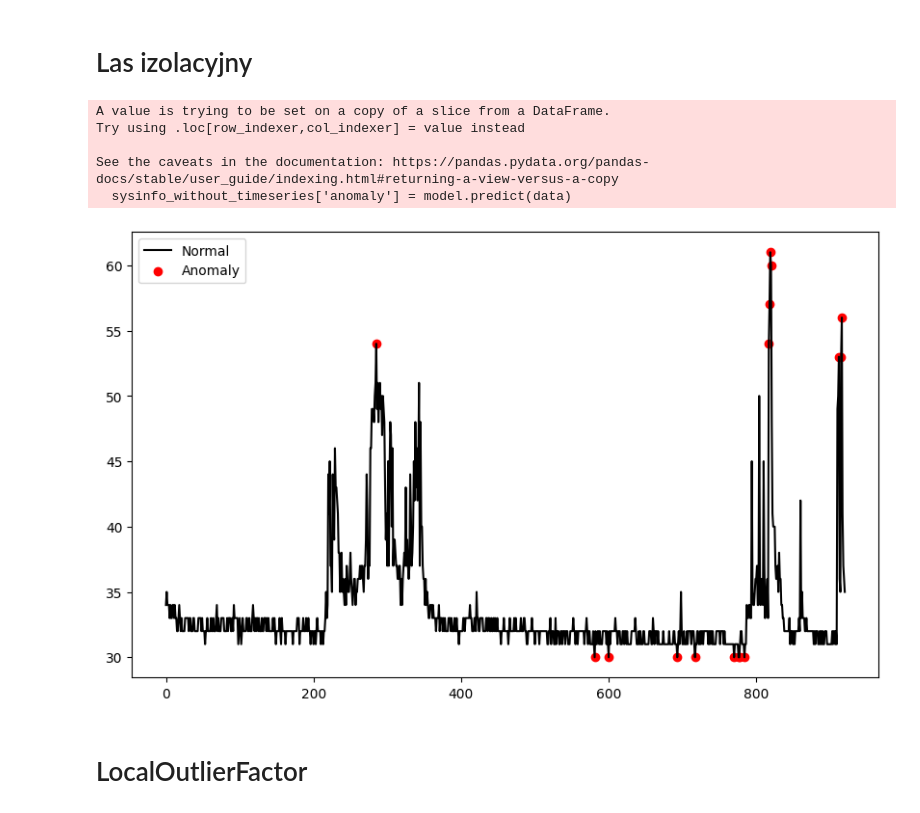
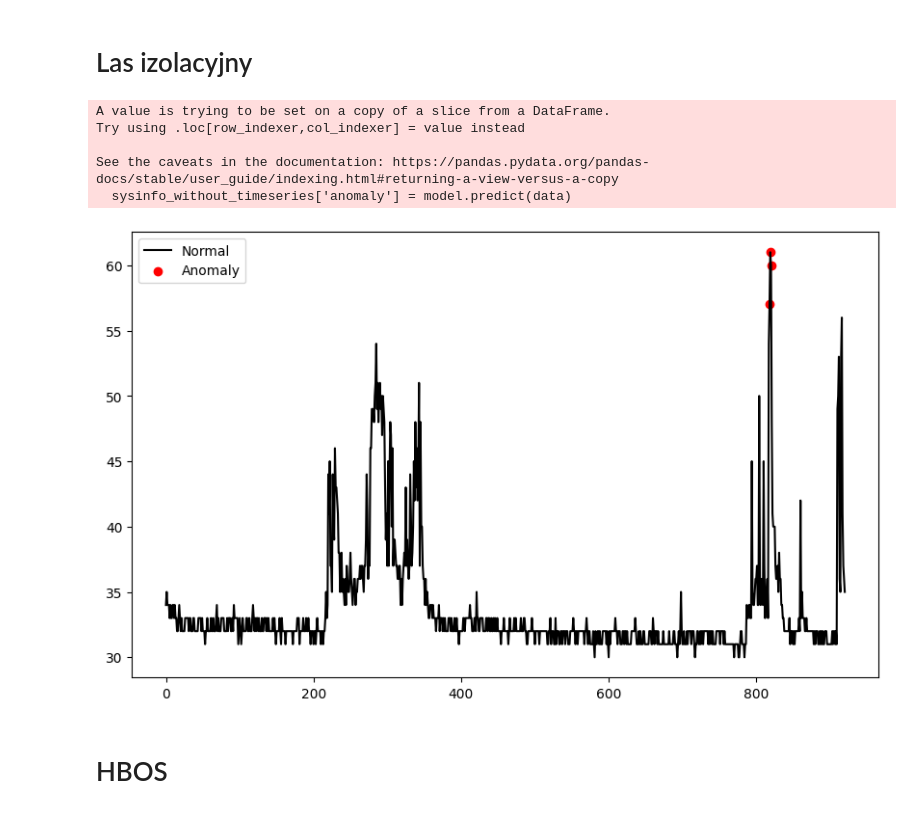
Before and after one commit to wiktorrudzki/MiW, a Jupyter notebook: initial.ipynb, the cells around one changed output. Cells and saved outputs as stored; diff of their text form; code cells hidden in the pictures.

```diff
--- a/initial.ipynb
+++ b/initial.ipynb
@@ -63,36 +61,36 @@ plt.plot(sysinfo['timestamp'], sysinfo['temperature'], 'b.', alpha=0.5)
 from sklearn.ensemble import IsolationForest
 from sklearn.preprocessing import StandardScaler
 # %%
-outliers_fraction = float(.02)
+outliers_fraction = float(.003)
 sysinfo_without_timeseries = sysinfo[list(set(sysinfo.columns) - {"timestamp", "cpu_percent"})]
 
 scaler = StandardScaler()
 np_scaled = scaler.fit_transform(sysinfo_without_timeseries.values.reshape(-1, 1))
 data = pd.DataFrame(np_scaled)
 
 
 model = IsolationForest(contamination=outliers_fraction)
 model.fit(data)
 
 
 sysinfo_without_timeseries['anomaly'] = model.predict(data)
 
 # visualization
 fig, ax = plt.subplots(figsize=(10,6))
 
 a = sysinfo_without_timeseries.loc[sysinfo_without_timeseries['anomaly'] == -1, ['temperature']] #anomaly
 
 ax.plot(sysinfo_without_timeseries.index, sysinfo_without_timeseries['temperature'], color='black', label = 'Normal')
 ax.scatter(a.index,a['temperature'], color='red', label = 'Anomaly')
 plt.legend()
 plt.show();
 # %% [output]
 A value is trying to be set on a copy of a slice from a DataFrame.
 Try using .loc[row_indexer,col_indexer] = value instead
 
 See the caveats in the documentation: https://pandas.pydata.org/pandas-docs/stable/user_guide/indexing.html#returning-a-view-versus-a-copy
   sysinfo_without_timeseries['anomaly'] = model.predict(data)
-[figure, old version]
+[figure, new version]
 # %% [markdown]
-# LocalOutlierFactor
+# HBOS
 # %%
```
Also changed, not shown: parts of 5 cells of this notebook.
